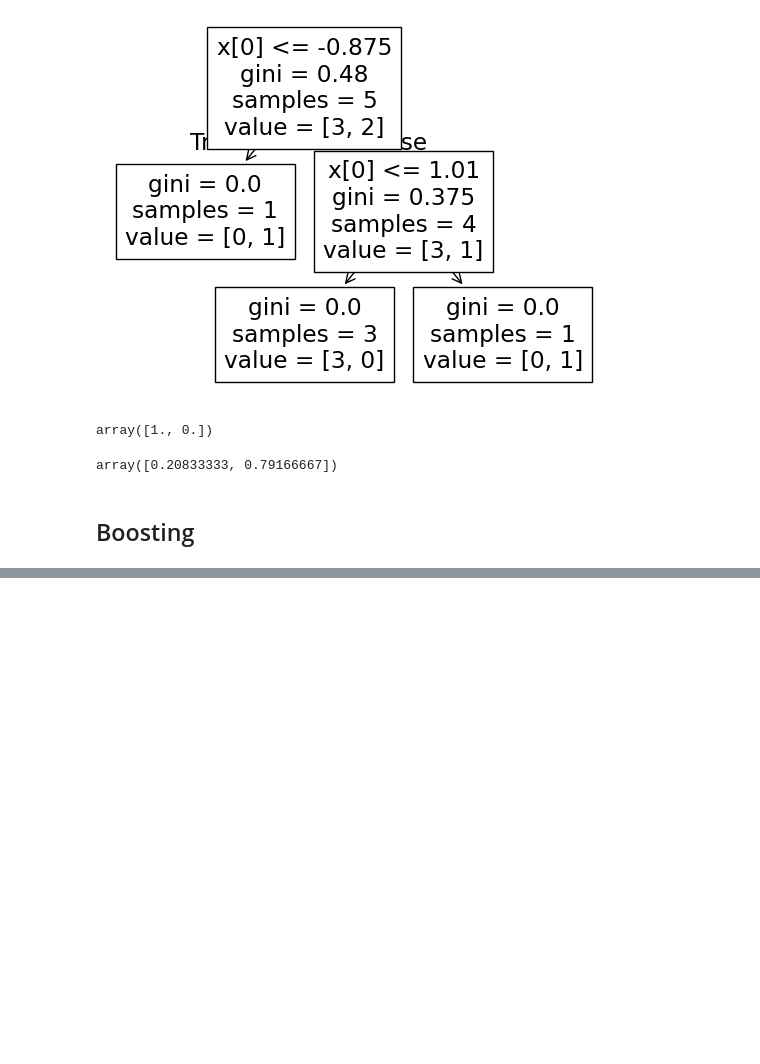
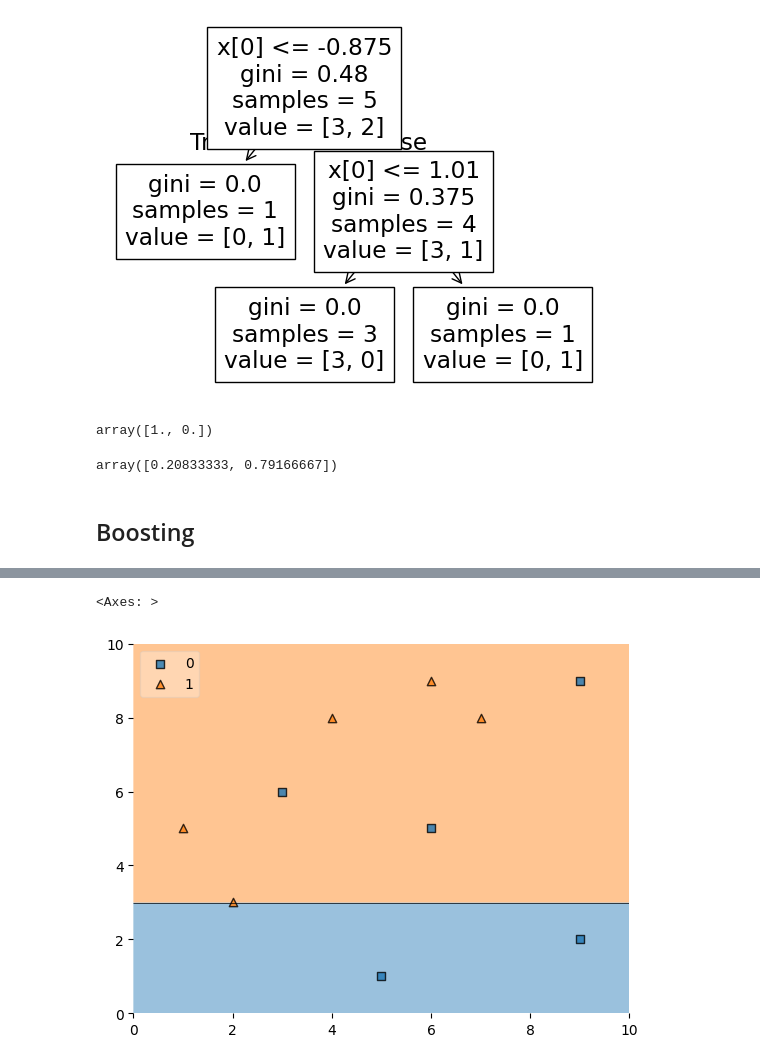
Before and after one commit to Avit-hodibu/Ensemble_learning, a Jupyter notebook: Ensemble_learning.ipynb, the cells around one changed output, grey strips where cells are left out. Saved outputs shown, nothing was run; the diff lists cells and outputs as text; code cells hidden in the pictures; blank space fills up the shorter version.

```diff
--- a/Ensemble_learning.ipynb
+++ b/Ensemble_learning.ipynb
@@ -1072,0 +1206,5 @@ array([0.20833333, 0.79166667])
+# %%
+plot_decision_regions(X, y, clf=dt1, legend=2)
+# %% [output]
+<Axes: >
+[figure, added]
```
Also changed, not shown: parts of 29 cells of this notebook.
